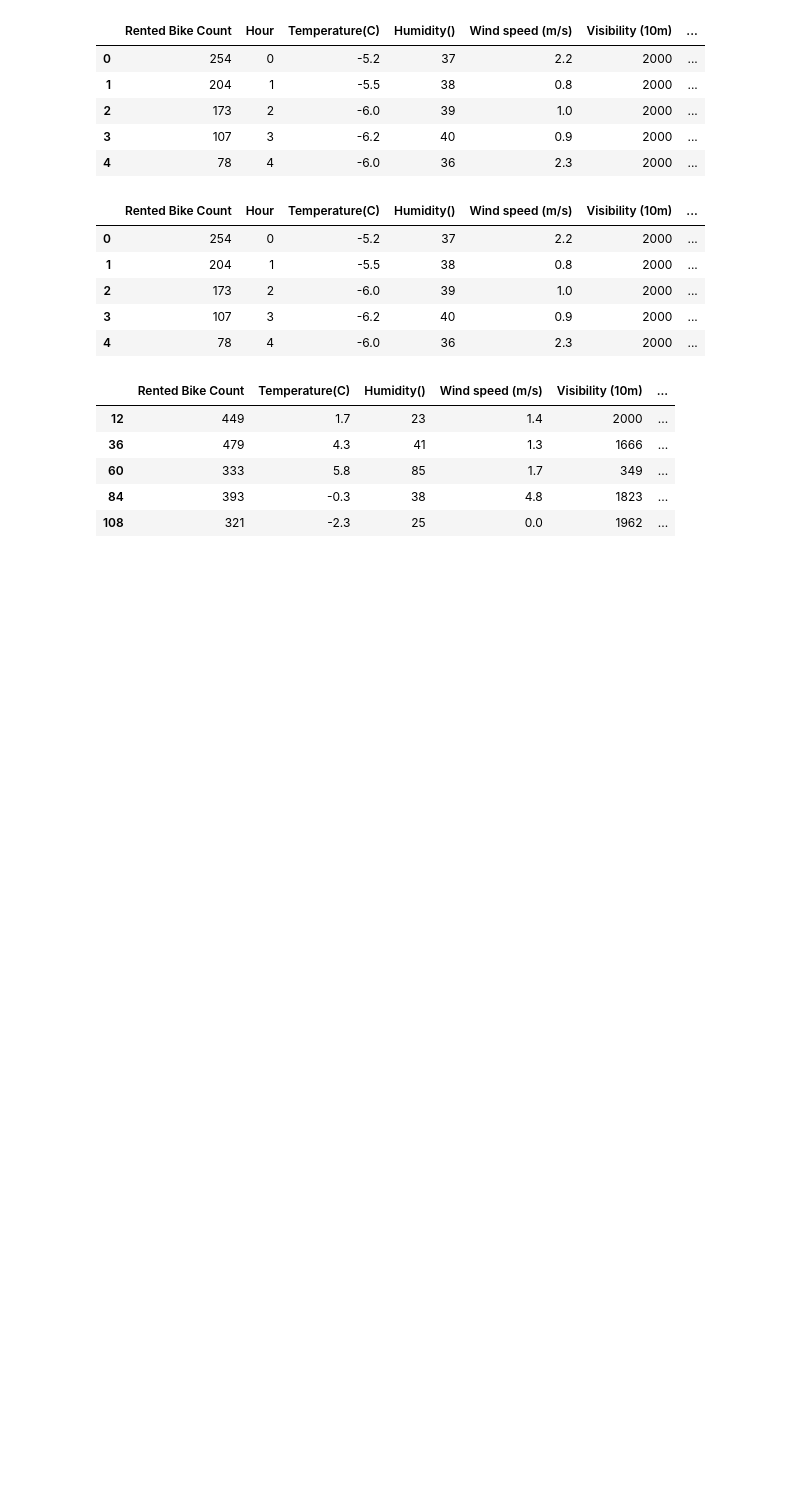
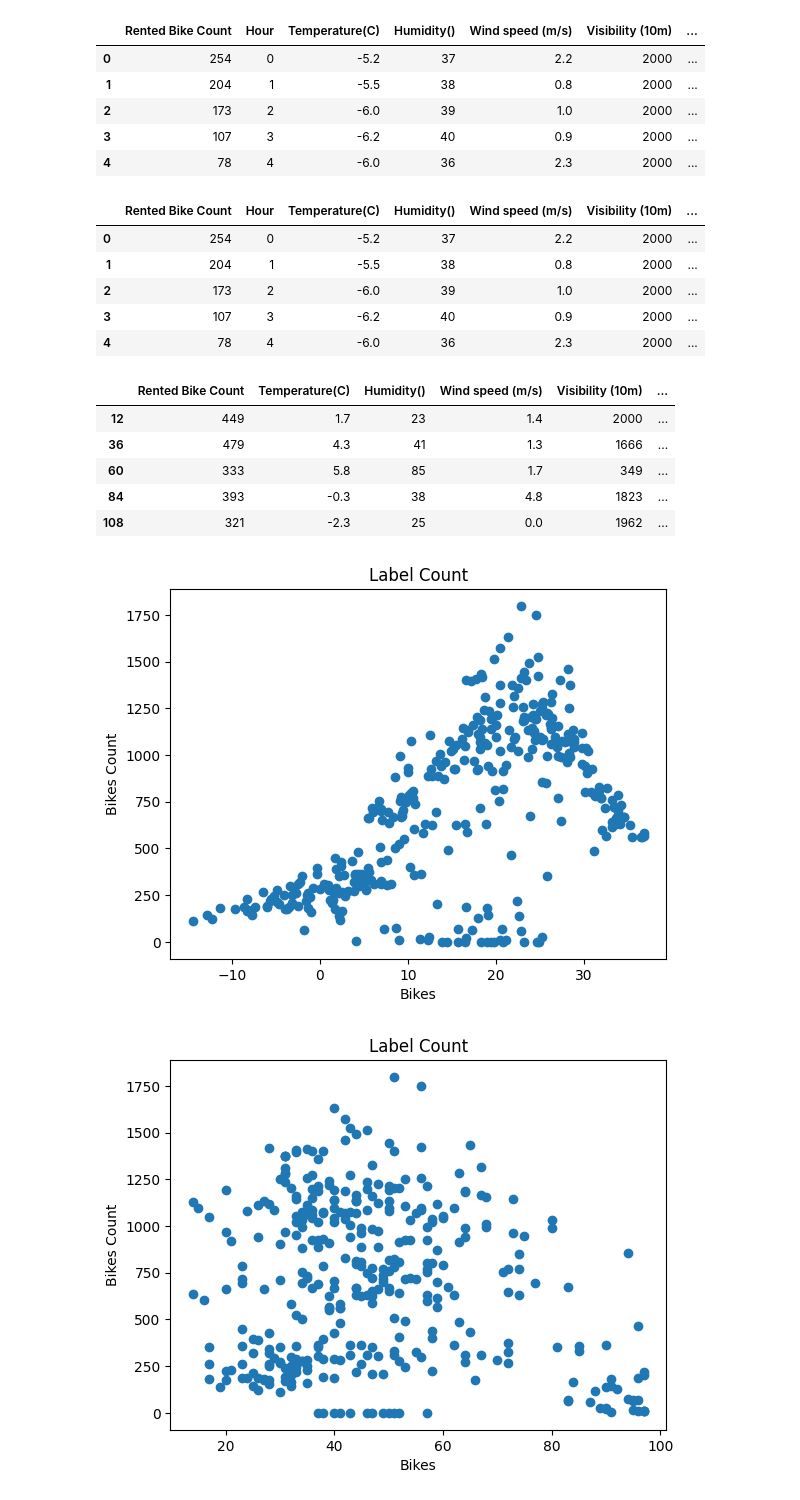
Before and after one commit to Vanshaj14Mohan/Magic-Gamma, a Jupyter notebook: Supervised Learning/fcc-bikes-regression.ipynb, the cells around one changed output. Saved outputs shown, nothing was run; the diff lists cells and outputs as text; code cells hidden in the pictures; blank space fills up the shorter version.

```diff
--- a/Supervised Learning/fcc-bikes-regression.ipynb
+++ b/Supervised Learning/fcc-bikes-regression.ipynb
@@ -87,3 +87,13 @@ df.head()
 | 60 | 333 | 5.8 | 85 | 1.7 | 349 | ... |
 | 84 | 393 | -0.3 | 38 | 4.8 | 1823 | ... |
 | 108 | 321 | -2.3 | 25 | 0.0 | 1962 | ... |
+# %%
+for label in df.columns[1:]:
+    plt.scatter(df[label], df["Rented Bike Count"])
+    plt.title("Label Count")
+    plt.xlabel("Bikes")
+    plt.ylabel("Bikes Count")
+    plt.show()
+# %% [output]
+[figure, added]
+[figure, added]
```
Also changed, not shown: parts of 1 cell of this notebook.
